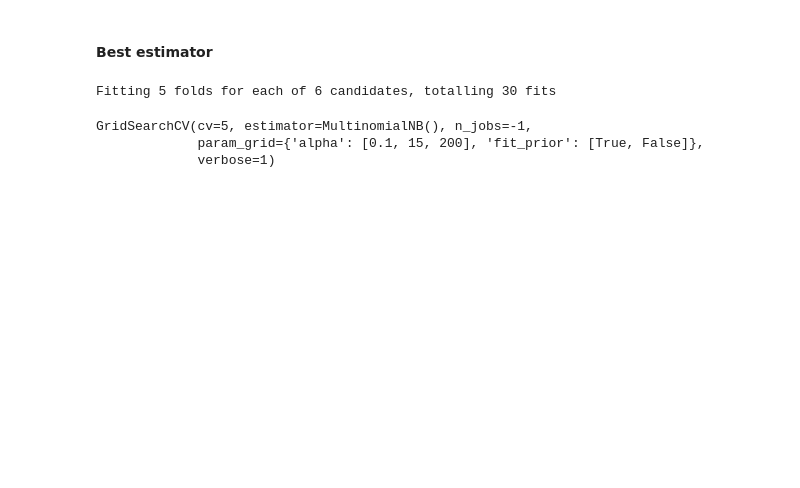
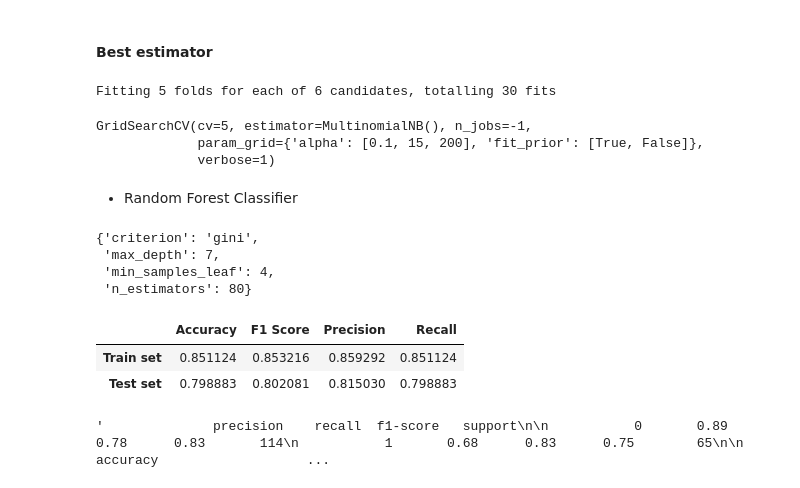
Before and after one commit to 4GeeksAcademy/GuilloMansa-MachineLearning, a Jupyter notebook: src/07-naive-bayes-playstore-reviews.ipynb, the cells around one changed output. Cells and saved outputs as stored; diff of their text form; code cells hidden in the pictures; blank space fills up the shorter version.

```diff
--- a/src/07-naive-bayes-playstore-reviews.ipynb
+++ b/src/07-naive-bayes-playstore-reviews.ipynb
@@ -246,0 +261,45 @@ with open('/workspaces/GuilloMansa-MachineLearning/models/Naive-Bayes.pkl', 'wb'
+# %% [markdown]
+- Random Forest Classifier
+# %%
+rfc = RandomForestClassifier(random_state=21, class_weight='balanced')
+
+param_grid = {'n_estimators': list(range(70, 90, 5)),
+              'criterion':['gini','entropy'],
+              'max_depth' : [5, 7],
+              'min_samples_leaf': [3, 4, 5]}
+
+grid = GridSearchCV(rfc,
+                    param_grid,
+                    cv=5,
+                    scoring='f1_macro') # Nos interesa las dos clases por igual, tanto reseñas negativas como positivas
+# %%
+# Entrenamos el grid con los hiperparametros
+grid.fit(X_train, y_train)
+# Devolvemos los mejores parametros despues de entrenarlo
+grid.best_params_
+# %% [output]
+{'criterion': 'gini',
+ 'max_depth': 7,
+ 'min_samples_leaf': 4,
+ 'n_estimators': 80}
+# %%
+# Modelos con los mejores parametros
+rfc_grid = grid.best_estimator_
+# %%
+# Repetimos el entrenamiento pero ahora con el grid que tiene los hiperparametros establecidos
+rfc_grid.fit(X_train, y_train)
+# Predicciones
+y_pred_test_grid = rfc_grid.predict(X_test)
+y_pred_train_grid = rfc_grid.predict(X_train)
+# %%
+rfc_metrics = get_classifier_metrics(y_pred_test_grid, y_test, y_pred_train_grid, y_train, average='weighted')
+rfc_metrics
+# %% [output]
+|  | Accuracy | F1 Score | Precision | Recall |
+| Train set | 0.851124 | 0.853216 | 0.859292 | 0.851124 |
+| Test set | 0.798883 | 0.802081 | 0.815030 | 0.798883 |
+# %%
+report_grid_rfc= classification_report(y_test, y_pred_test_grid)
+report_grid_rfc
+# %% [output]
+'              precision    recall  f1-score   support\n\n           0       0.89      0.78      0.83       114\n           1       0.68      0.83      0.75        65\n\n    accuracy                   ...
```
Also changed, not shown: parts of 9 cells of this notebook, 1 other file.
